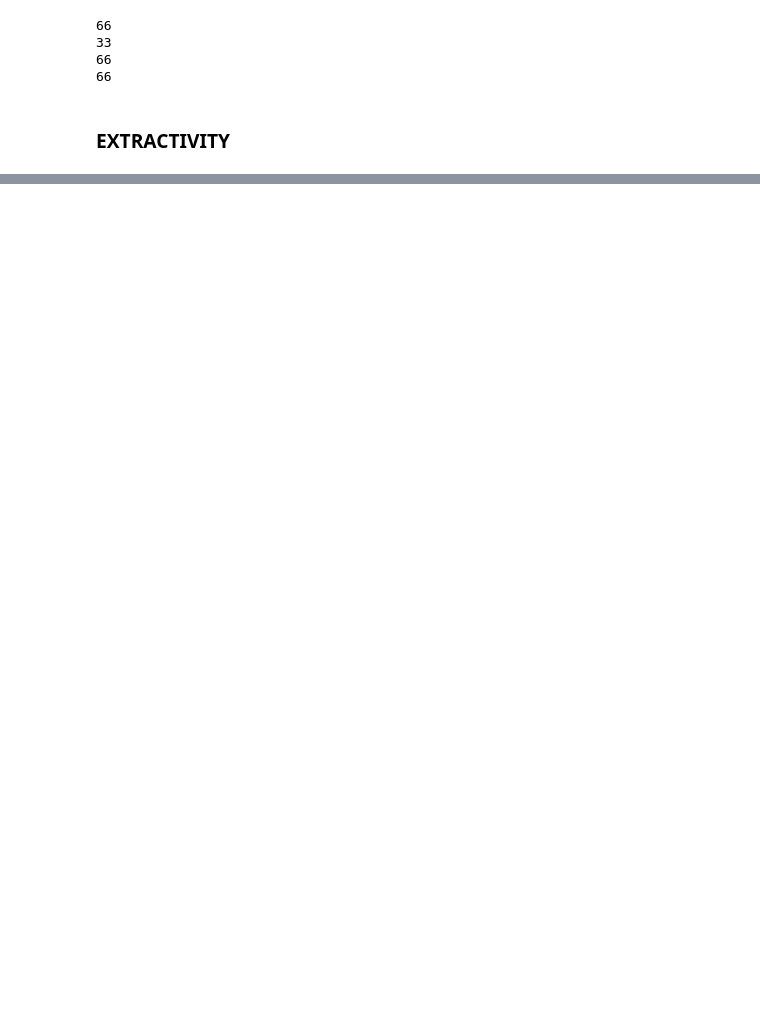
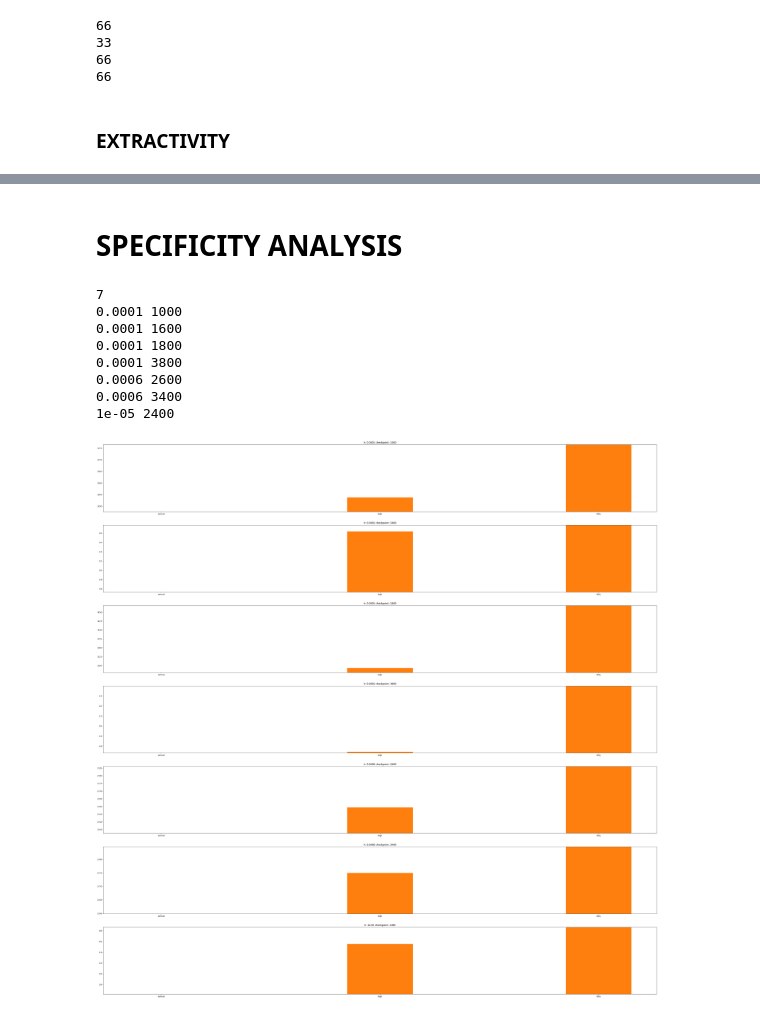
Before and after one commit to tathagatoroy/Controllable_Summarization_Experiments, a Jupyter notebook: experiments/notebooks/visualize_results_for_hyperparameter_search.ipynb, the cells around one changed output, grey strips where cells are left out. Cells and saved outputs as stored; diff of their text form; code cells hidden in the pictures; blank space fills up the shorter version.

Commit message:
added some analysis

```diff
--- a/experiments/notebooks/visualize_results_for_hyperparameter_search.ipynb
+++ b/experiments/notebooks/visualize_results_for_hyperparameter_search.ipynb
@@ -10,8 +11,13 @@ from collections import defaultdict
 # %%
 filepath = "./../non_packed_combined_result.json"
+length_filepath = "./../non_packed_length_result.json"
 with open(filepath, 'r') as f:
     json_data = json.load(f)
 print(len(json_data))
-print(json_data.keys())
+#print(json_data.keys())
+with open(length_filepath, 'r') as f:
+    length_data = json.load(f)
+print(len(length_data))
+#print(length_data.keys())
 # %% [output]
 231
@@ -23,7 +29,7 @@ extractiveness_results = [(key,json_data[key]) for key in json_data.keys() if js
 print(len(extractiveness_results))
 topic_results = [(key,json_data[key]) for key in json_data.keys() if json_data[key]['attribute'] == 'topic']
 print(len(topic_results))
-length_results = [(key,json_data[key]) for key in json_data.keys() if json_data[key]['attribute'] == 'length']
+length_results = [(key,length_data[key]) for key in length_data.keys() if json_data[key]['attribute'] == 'length']
 print(len(length_results))
 specificity_results = [(key,json_data[key]) for key in json_data.keys() if json_data[key]['attribute'] == 'specificity']
 print(len(specificity_results))
@@ -36,7 +42,7 @@ print(len(specificity_results))
 ### EXTRACTIVITY
 # %%
 #max_val = 4000 for extractiveness
-def get_lr_and_checkpoint(path, max_val = 4000):
+def get_lr_and_checkpoint(path, max_val = 4400):
     basename = os.path.basename(path)
     #given extractiveness_extractiveness_0.0001_checkpoint-1000_extractiveness.json
     # return (0.0001, 1000)
@@ -47,3 +53,8 @@ def get_lr_and_checkpoint(path, max_val = 4000):
     else:
         checkpoint = max_val
     return lr, checkpoint
+def is_strictly_increasing(lst):
+    for i in range(len(lst) - 1):
+        if lst[i] >= lst[i + 1]:
+            return False
+    return True
@@ -59,0 +114,56 @@ for res in extractiveness_results:
+# %% [markdown]
+# SPECIFICITY ANALYSIS
+# %%
+fig = plt.figure(figsize = (50,50))
+control_metric = 'prediction_density'
+reference_metric = 'reference_density'
+
+
+xs = []
+ys = []
+config = []
+for index, res in enumerate(ext_results):
+    name, lr, checkpoint, result = res
+    x = []
+    y = []
+    for index,control_value in enumerate(['normal','high','fully']):
+        prediction_density = result['result'][control_value][control_metric]
+        x.append(control_value)
+        y.append(prediction_density)
+    if is_strictly_increasing(y):
+        xs.append(x)
+        ys.append(y)
+        config.append([name, lr, checkpoint, result])
+num_bar_graph = len(xs)
+print(num_bar_graph)
+for index in range(num_bar_graph):
+    fig.add_subplot(num_bar_graph, 1, index + 1)
+    x = xs[index]
+    y = ys[index]
+    lr = config[index][1]
+    checkpoint = config[index][2]
+    print(lr, checkpoint)
+    plt.bar(x, y, width = 0.3)
+    plt.ylim(min(y), max(y))
+
+
+
+        #check if y is ascending
+        #if not skip
+
+        #width of the bar graph
+
+    plt.bar(x, y, width = 0.3)
+    plt.ylim(min(y), max(y))
+
+    plt.title(f"lr: {lr} checkpoint: {checkpoint}")
+# %% [output]
+7
+0.0001 1000
+0.0001 1600
+0.0001 1800
+0.0001 3800
+0.0006 2600
+0.0006 3400
+1e-05 2400
+[figure, added]
```
Also changed, not shown: parts of 21 cells of this notebook, 3 other files.
